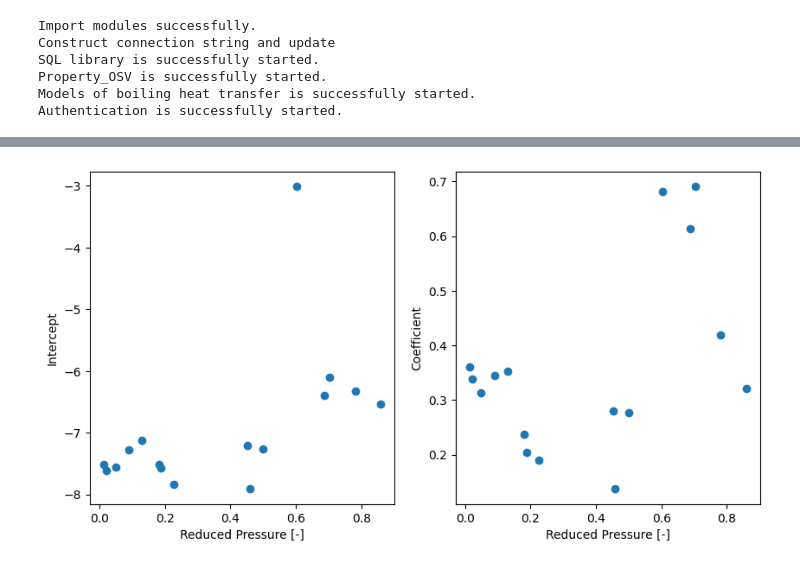
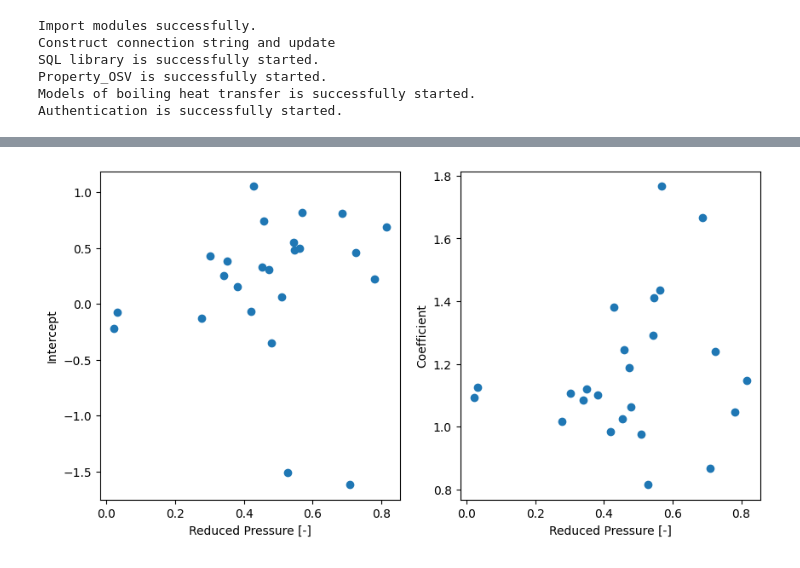
Before and after one commit to lemeap/rsrchCHF, a Jupyter notebook: Analysis.ipynb, the cells around one changed output, grey strips where cells are left out. Saved outputs shown, nothing was run; the diff lists cells and outputs as text; code cells hidden in the pictures.

```diff
--- a/Analysis.ipynb
+++ b/Analysis.ipynb
@@ -155,16 +155,16 @@ a2 = 1.25
 prop_tb['qcosr'] = 8.314*prop_tb['tcrit']*prop_tb['g']/(prop_tb['mass']*1e3)
 prop_tb['gcosr'] = 8.314*prop_tb['pcrit']*prop_tb['v']*prop_tb['mass']/(prop_tb['tcrit'])
 prop_tb['zxtt'] = (1+prop_tb['vf_alpha']+prop_tb['cal_xt']**2)**3
-prop_tb['j_alpha'] = (-9.3554 + 1.6382*(np.abs(np.sqrt(prop_tb['rdcp']) - 0.756)**-0.1721))
+prop_tb['j_alpha'] = 1.8 - 1.85*(np.abs(prop_tb['rdcp'] - 0.8)**2)
 #prop_tb['j_alpha'] = 1.5 + -15.657*prop_tb['rdcp'] + 107.92*prop_tb['rdcp']**2 + -300.6*prop_tb['rdcp']**3 + 362.85*prop_tb['rdcp']**4 + -159.39*prop_tb['rdcp']**5
 #prop_tb['j_beta'] = (0.275 + 0.5*np.log(prop_tb['rdcp'])**2 + (2*0.125/3.141592)*(0.0775/(4*(np.log(prop_tb['rdcp'])-0.675)**2 + 0.0775**2)))
 prop_tb['j_beta'] = y0 + aa * ( mu * (1/3.141592) *(wl / (25*(np.sqrt(prop_tb['rdcp'])-xc)**2 + wl**2)) + (1 - mu) * (np.sqrt(2*np.log(2)) / (np.sqrt(3.141592) * wg)) * np.exp(-(5*np.log(2)/wg**2)*(np.sqrt(prop_tb['rdcp'])-xc)**2) )
 #prop_tb['j_beta'] = 1413.5*prop_tb['rdcp']**6 + -3602.3*prop_tb['rdcp']**5 + 3429.7*prop_tb['rdcp']**4 + -1516.5*prop_tb['rdcp']**3 + 319.25*prop_tb['rdcp']**2 + -29.234*prop_tb['rdcp'] + 1.6076
-prop_tb['X'] = -(1*np.sqrt(prop_tb['gcosr']*prop_tb['cal_xt']*prop_tb['zxt']))
-prop_tb['Y'] = np.log((prop_tb['qt']*np.sqrt(prop_tb['dh']**prop_tb['geop']))/prop_tb['lam'])
+prop_tb['X'] = -(prop_tb['j_beta']*np.sqrt(prop_tb['gcosr']*prop_tb['cal_xt']*prop_tb['zxt']))
+prop_tb['Y'] = np.log(prop_tb['qt']*np.sqrt(prop_tb['dh']**prop_tb['geop']))
 
-prop_tb['Xz'] = (-prop_tb['j_alpha']/np.sqrt(prop_tb['dh']**prop_tb['geop']))*np.exp(-prop_tb['j_beta']*np.sqrt(prop_tb['gcosr']*prop_tb['cal_xt']*prop_tb['zxt']))
-prop_tb['Yz'] = prop_tb['qt']/prop_tb['lam']
+prop_tb['Xz'] = (1/np.sqrt(prop_tb['dh']**prop_tb['geop']))*np.exp(-prop_tb['j_beta']*np.sqrt(prop_tb['gcosr']*prop_tb['cal_xt']*prop_tb['zxt']))
+prop_tb['Yz'] = prop_tb['qt']
 # %%
 # Create a 1 by 2 subplot
 fig, (ax1, ax2, ax3, ax4) = plt.subplots(1, 4, figsize=(30, 10))
@@ -215,7 +215,7 @@ from sklearn.cluster import KMeans
 XX = (prop_tb['rdcp'])
 
 # set bins
-bin_size = 0.0025  # If you want to adjust the size of the range, change this value
+bin_size = 0.01  # If you want to adjust the size of the range, change this value
 bins = pd.interval_range(start=round(XX.min() - bin_size / 2,5), end=round(XX.max() + bin_size / 2,5), freq=bin_size)
 prop_tb['x_range'] = pd.cut(round(XX, 2), bins)
 
@@ -332,31 +332,31 @@ summary_prop_tb
 74 rows × 16 columns
 # %%
 # Extract p value is under 0.05
-summary_tb = summary_prop_tb[(summary_prop_tb['p-value'] <= 0.005) & (summary_prop_tb['R-squared'] > 0.8) & (summary_prop_tb['No'] > 5)].copy()
+summary_tb = summary_prop_tb[(summary_prop_tb['p-value'] <= 0.005) & (summary_prop_tb['R-squared'] > 0.90) & (summary_prop_tb['No'] > 5)].copy()
 
 # Extract intercept, coefficient and rdcp from the summary_prop_tb DataFrame
 intercepts = summary_tb['Intercept']
 coefficients = summary_tb['Coefficient']
 val_x = ((summary_tb['mean_rdcp']))
 
 # Create a 1 by 2 subplot
 fig, (ax1, ax2) = plt.subplots(1, 2, figsize=(10, 5))
 
 # Plot intercept vs rdcp in the first subplot
 ax1.scatter(val_x, intercepts)
 ax1.set_xlabel('Reduced Pressure [-]')
 ax1.set_ylabel('Intercept')
 
 # Plot coefficient vs rdcp in the second subplot
 ax2.scatter(val_x, coefficients)
 ax2.set_xlabel('Reduced Pressure [-]')
 ax2.set_ylabel('Coefficient')
 
 plt.show()
 summary_tb['lnIntercept'] = summary_tb.apply(lambda x: np.exp(x['Intercept']), axis=1)
 summary_tb.to_csv('summary_prop_tb.csv', index=False)
 # %% [output]
-[figure, old version]
+[figure, new version]
 # %%
 filtered_group_prop_tb.rdcp
 # %%
```
Also changed, not shown: parts of 5 cells of this notebook, 2 other files.
